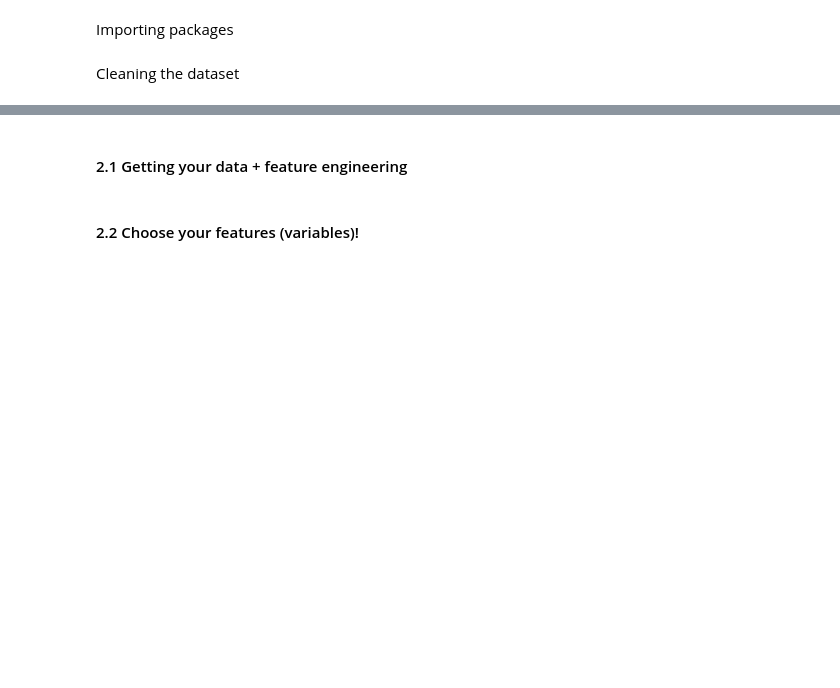
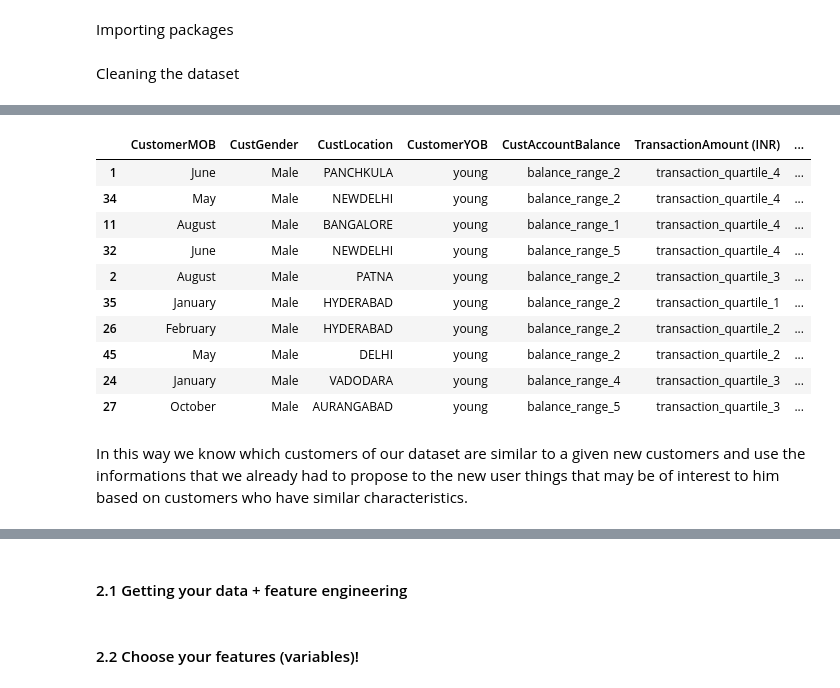
Before and after one commit to Matteo-Candi/ADM_HW4, a Jupyter notebook: main.ipynb, the cells around one changed output, grey strips where cells are left out. Cells and saved outputs as stored; diff of their text form; code cells hidden in the pictures; blank space fills up the shorter version.

```diff
--- a/main.ipynb
+++ b/main.ipynb
@@ -48,0 +112,9 @@ ___
+# %%
+LSH_data = pd.read_pickle('LSH_bank_transaction.pkl')
+
+LSH_final = LSH_data[['CustGender', 'CustomerMOB', 'CustomerYOB', 'CustLocation', 'CustAccountBalance', 'TransactionAmount (INR)']]
+ids = list(LSH_data.new_ID)
+rows = LSH_final.apply(lambda x: ' '.join(x.values), axis=1)
+
+vec = CountVectorizer()
+shingle_mat = vec.fit_transform(rows).tocsr().transpose()
@@ -50,0 +283,29 @@ ___
+# %%
+# Find the binary sparse matrix with the same vocabulary of the shingles matrix.
+query_rows = query.apply(lambda x: ' '.join(x.values), axis=1)
+query_shingle_mat = vec.transform(query_rows).tocsr().transpose()
+
+# Create the signature matrix for the query.
+query_sign_mat = signature_matrix(query_shingle_mat, n_perm=100)
+
+all_buckets = pickle.load(open('buckets_band20.pkl', 'rb'))
+
+# Find for each query customers all the dataset customers that match in at least one band.
+n_band = 20
+query_similarity = defaultdict(list)
+r = int(query_sign_mat.shape[0] / n_band)
+for cust in range(query_sign_mat.shape[1]):
+    i = 0
+    col = query_sign_mat[:, cust]
+    for band in range(n_band):
+        col_band = col[i:i+r]
+        i += r
+        query_similarity[cust].append(all_buckets[band][str(col_band)])
+
+for pos in range(len(query_similarity)):
+    query_similarity[pos] = set([item for sublist in query_similarity[pos] for item in sublist])
+
+
+# Get the query customer who is more similar to the highest number of users.
+query_len_similarity = {k: len(v) for k, v in query_similarity.items()}
+query_len_similarity_sorted = {k: v for k, v in sorted(query_len_similarity.items(), key=lambda item: item[1], reverse=True)}
@@ -50,0 +316,20 @@ ___
+# %%
+k = 10
+top_most_similar_customer = dict(list(query_len_similarity_sorted.items())[0:10])
+final_result = query.loc[list(top_most_similar_customer.keys())]
+final_result['Values (%)'] = np.round(np.array(list(top_most_similar_customer.values())) / LSH_data.shape[0], decimals = 4) * 100
+final_result
+# %% [output]
+|  | CustomerMOB | CustGender | CustLocation | CustomerYOB | CustAccountBalance | TransactionAmount (INR) | ... |
+| 1 | June | Male | PANCHKULA | young | balance_range_2 | transaction_quartile_4 | ... |
+| 34 | May | Male | NEWDELHI | young | balance_range_2 | transaction_quartile_4 | ... |
+| 11 | August | Male | BANGALORE | young | balance_range_1 | transaction_quartile_4 | ... |
+| 32 | June | Male | NEWDELHI | young | balance_range_5 | transaction_quartile_4 | ... |
+| 2 | August | Male | PATNA | young | balance_range_2 | transaction_quartile_3 | ... |
+| 35 | January | Male | HYDERABAD | young | balance_range_2 | transaction_quartile_1 | ... |
+| 26 | February | Male | HYDERABAD | young | balance_range_2 | transaction_quartile_2 | ... |
+| 45 | May | Male | DELHI | young | balance_range_2 | transaction_quartile_2 | ... |
+| 24 | January | Male | VADODARA | young | balance_range_4 | transaction_quartile_3 | ... |
+| 27 | October | Male | AURANGABAD | young | balance_range_5 | transaction_quartile_3 | ... |
+# %% [markdown]
+In this way we know which customers of our dataset are similar to a given new customers and use the informations that we already had to propose to the new user things that may be of interest to him based on customers who have similar characteristics.
```
Also changed, not shown: parts of 22 cells of this notebook.
